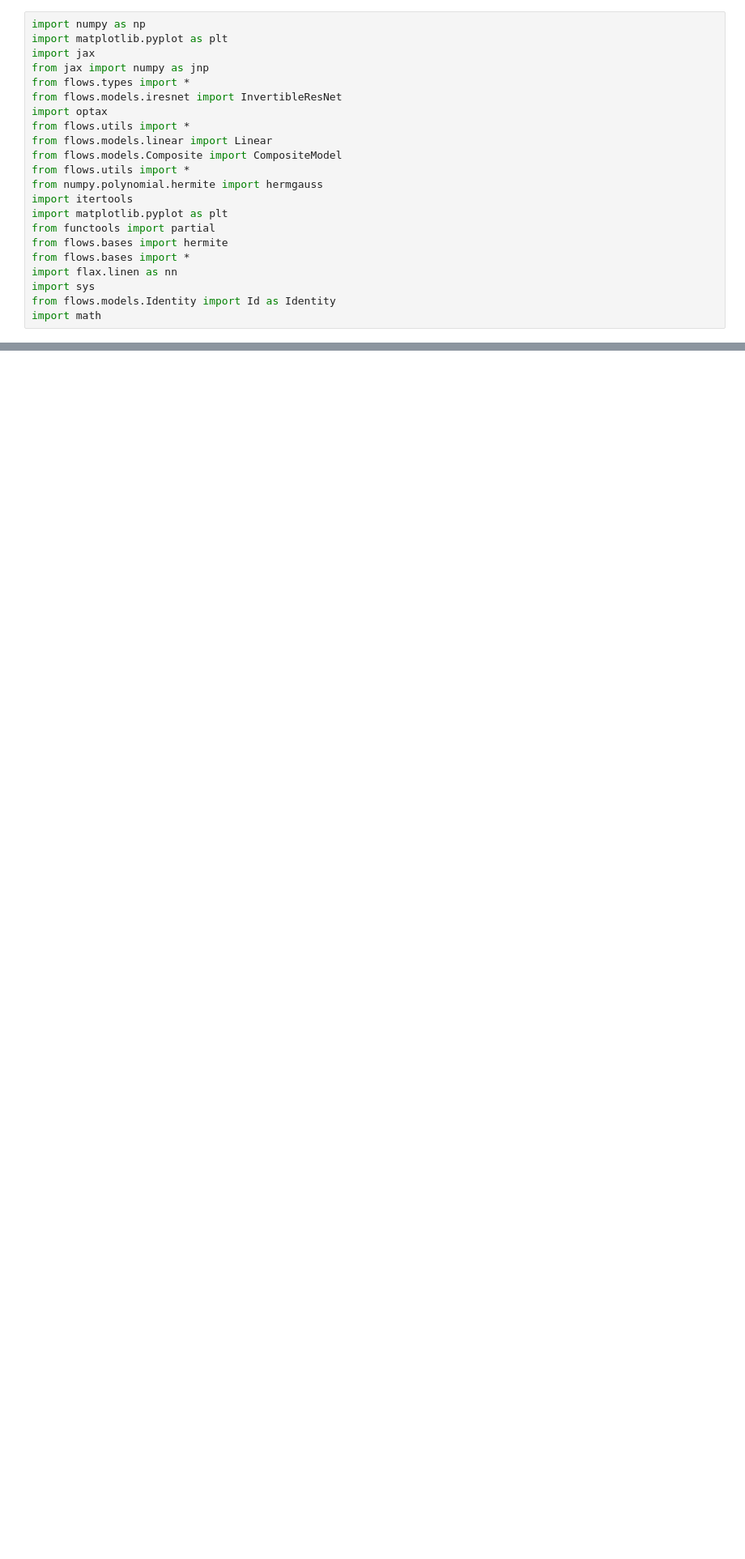
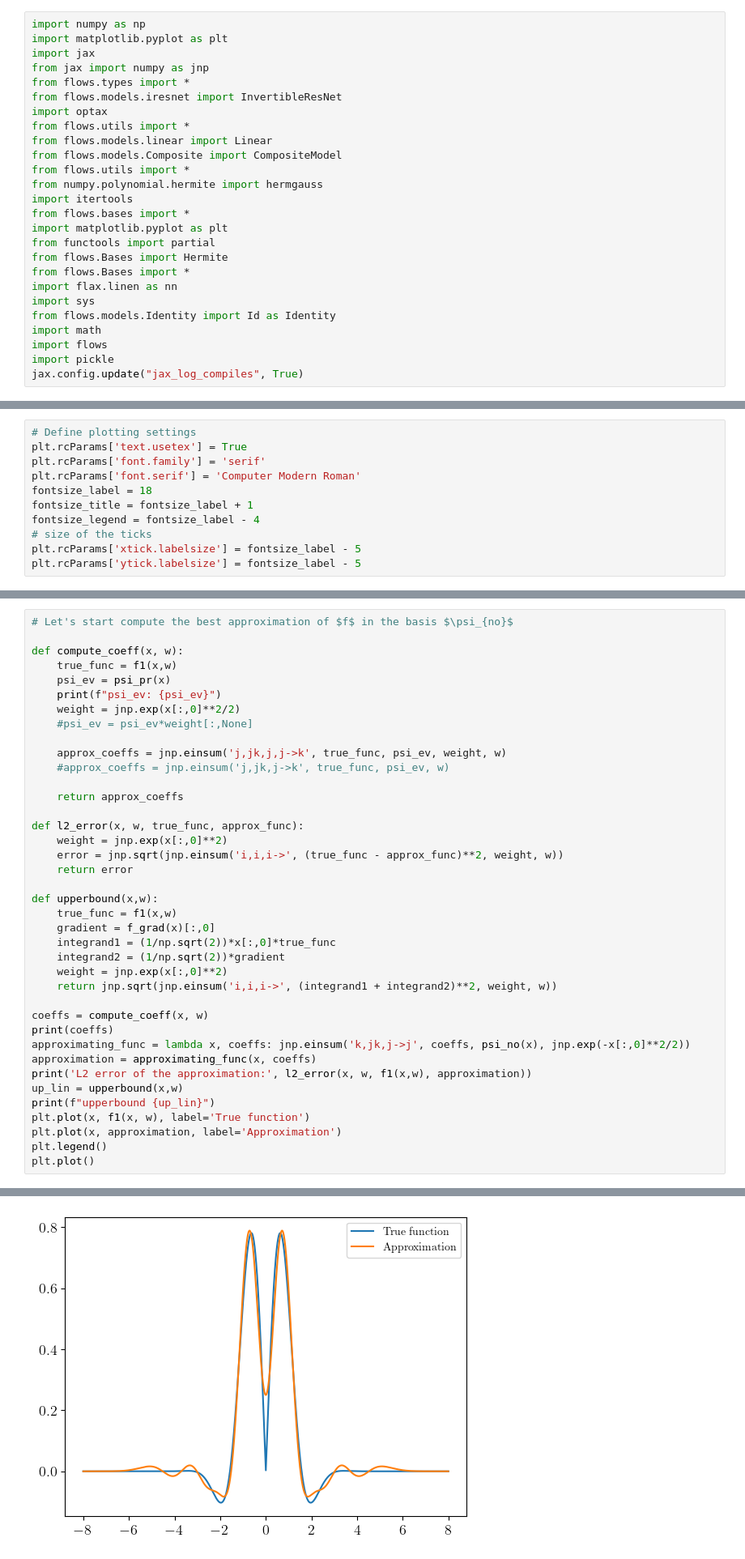
Before and after one commit to robochimps/bases_by_composition, a Jupyter notebook: generate_bases.ipynb, the cells around one changed output, grey strips where cells are left out. Shown at 81% size. Drawn from its saved outputs; the diff is of its cells as text; blank space fills up the shorter version.

```diff
--- a/generate_bases.ipynb
+++ b/generate_bases.ipynb
@@ -12,11 +12,15 @@ from flows.models.Composite import CompositeModel
 from flows.utils import *
 from numpy.polynomial.hermite import hermgauss
 import itertools
+from flows.bases import *
 import matplotlib.pyplot as plt
 from functools import partial
-from flows.bases import hermite
-from flows.bases import *
+from flows.Bases import Hermite
+from flows.Bases import *
 import flax.linen as nn
 import sys
 from flows.models.Identity import Id as Identity
 import math
+import flows
+import pickle
+jax.config.update("jax_log_compiles", True)
@@ -24,0 +27,11 @@ ImportError: cannot import name 'Hermite' from 'flows.bases' (unknown location)
+# %%
+# Define plotting settings
+plt.rcParams['text.usetex'] = True
+plt.rcParams['font.family'] = 'serif'
+plt.rcParams['font.serif'] = 'Computer Modern Roman'
+fontsize_label = 18
+fontsize_title = fontsize_label + 1
+fontsize_legend = fontsize_label - 4
+# size of the ticks
+plt.rcParams['xtick.labelsize'] = fontsize_label - 5
+plt.rcParams['ytick.labelsize'] = fontsize_label - 5
@@ -24,0 +159,40 @@ ImportError: cannot import name 'Hermite' from 'flows.bases' (unknown location)
+# %%
+# Let's start compute the best approximation of $f$ in the basis $\psi_{no}$
+
+def compute_coeff(x, w):
+    true_func = f1(x,w)
+    psi_ev = psi_pr(x)
+    print(f"psi_ev: {psi_ev}")
+    weight = jnp.exp(x[:,0]**2/2)
+    #psi_ev = psi_ev*weight[:,None]
+
+    approx_coeffs = jnp.einsum('j,jk,j,j->k', true_func, psi_ev, weight, w)
+    #approx_coeffs = jnp.einsum('j,jk,j->k', true_func, psi_ev, w)
+
+    return approx_coeffs
+
+def l2_error(x, w, true_func, approx_func):
+    weight = jnp.exp(x[:,0]**2)
+    error = jnp.sqrt(jnp.einsum('i,i,i->', (true_func - approx_func)**2, weight, w))
+    return error
+
+def upperbound(x,w):
+    true_func = f1(x,w)
+    gradient = f_grad(x)[:,0]
+    integrand1 = (1/np.sqrt(2))*x[:,0]*true_func
+    integrand2 = (1/np.sqrt(2))*gradient
+    weight = jnp.exp(x[:,0]**2)
+    return jnp.sqrt(jnp.einsum('i,i,i->', (integrand1 + integrand2)**2, weight, w))
+
+coeffs = compute_coeff(x, w)
+print(coeffs)
+approximating_func = lambda x, coeffs: jnp.einsum('k,jk,j->j', coeffs, psi_no(x), jnp.exp(-x[:,0]**2/2))
+approximation = approximating_func(x, coeffs)
+print('L2 error of the approximation:', l2_error(x, w, f1(x,w), approximation))
+up_lin = upperbound(x,w)
+print(f"upperbound {up_lin}")
+plt.plot(x, f1(x, w), label='True function')
+plt.plot(x, approximation, label='Approximation')
+plt.legend()
+plt.plot()
+# %% [output]
@@ -24,0 +253 @@ ImportError: cannot import name 'Hermite' from 'flows.bases' (unknown location)
+[figure, added]
```
Also changed, not shown: parts of 20 cells of this notebook.
